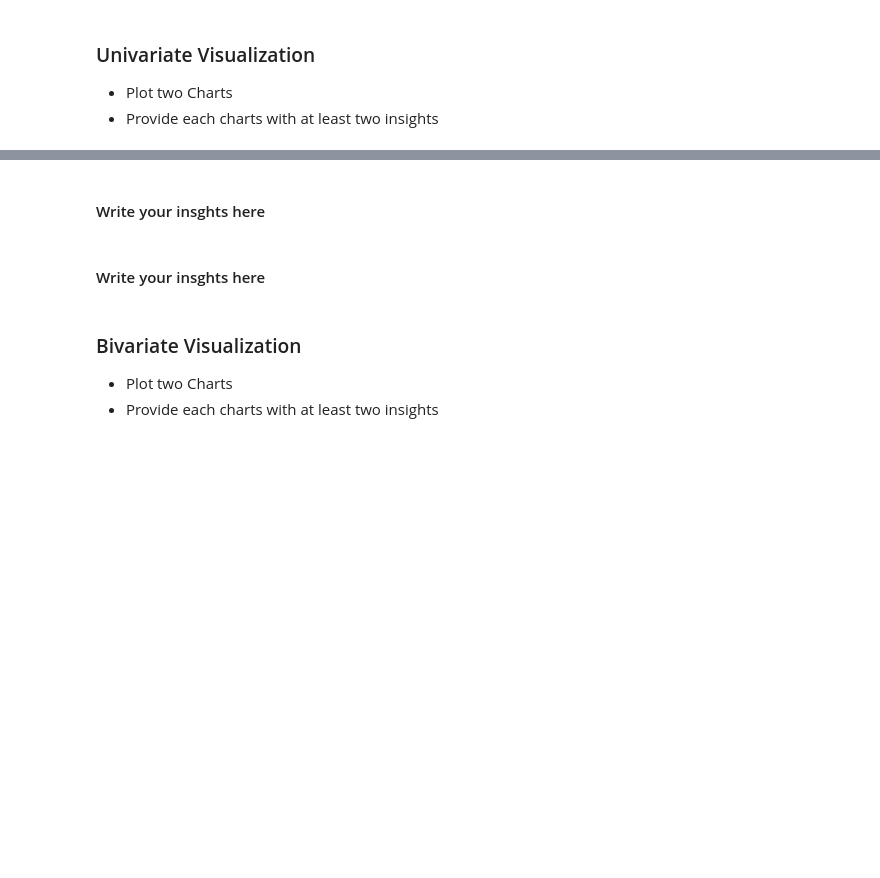
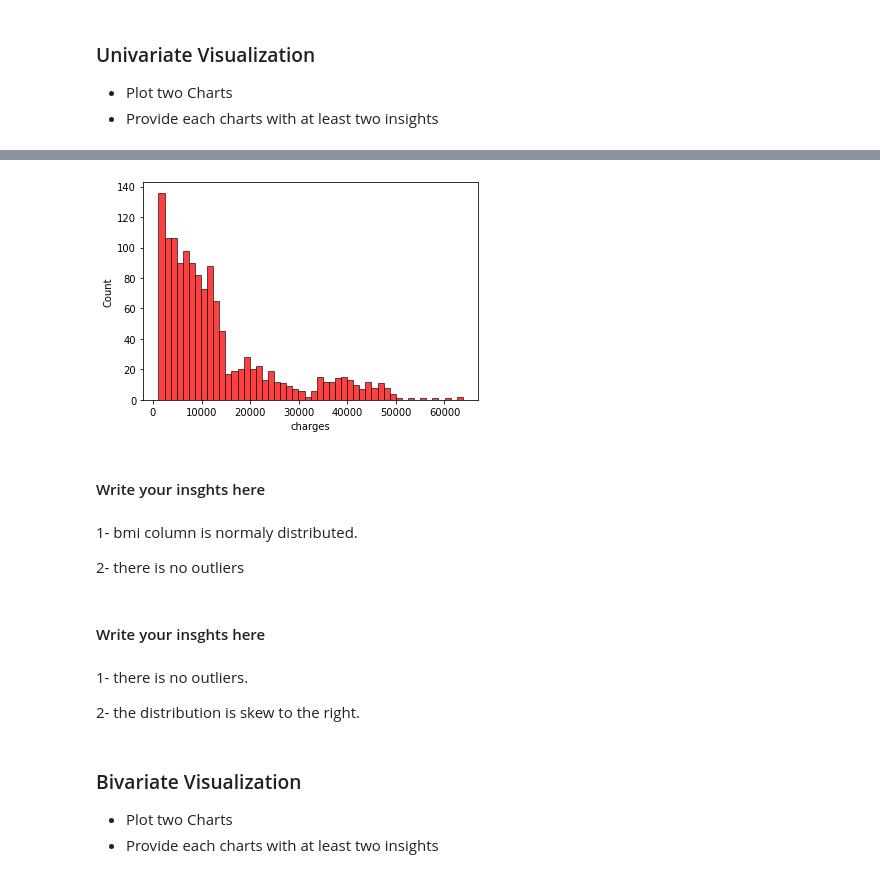
Before and after one commit to Tuwaiq-Data-Science-Bootcamp-V2/EDA-Lab1, a Jupyter notebook: EDA_Assignment .ipynb, the cells around one changed output, grey strips where cells are left out. Saved outputs shown, nothing was run; the diff lists cells and outputs as text; code cells hidden in the pictures; blank space fills up the shorter version.

```diff
--- a/EDA_Assignment .ipynb
+++ b/EDA_Assignment .ipynb
@@ -9,7 +48,19 @@
+# %%
+sns.histplot(data,x='charges',color='red',bins=50);
+# %% [output]
+[figure, added]
 # %% [markdown]
 #### Write your insghts here
+# %% [markdown]
+1- bmi column is normaly distributed.
+
+2- there is no outliers
 # %% [markdown]
 #### Write your insghts here
+# %% [markdown]
+1- there is no outliers.
+
+2- the distribution is skew to the right.
 # %% [markdown]
 ### Bivariate Visualization
 * Plot two Charts
```
Also changed, not shown: parts of 11 cells of this notebook, 1 other file.
